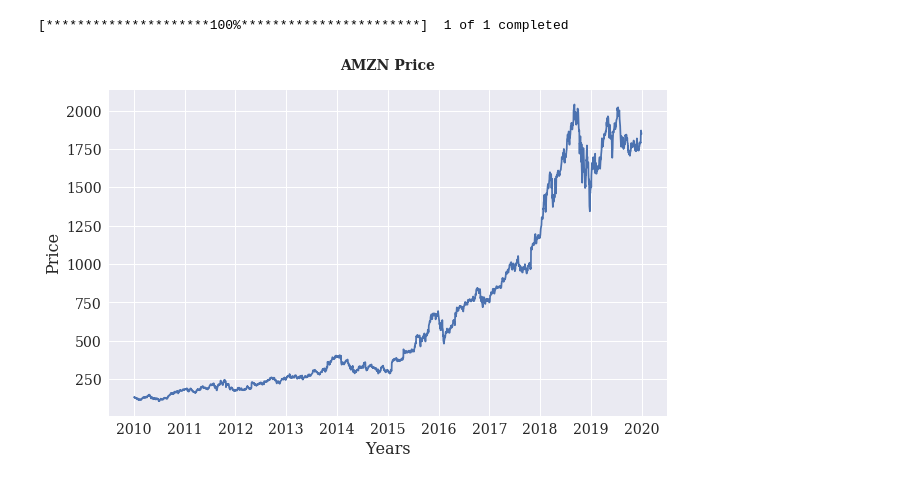
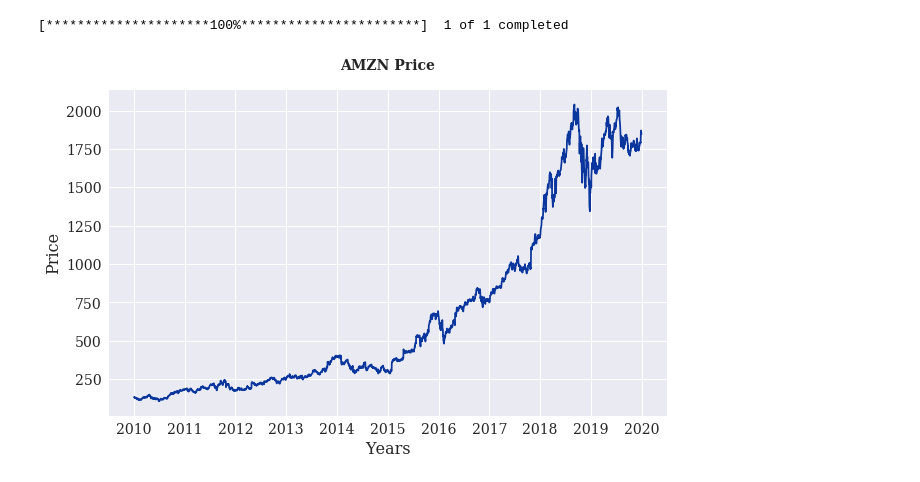
Before and after one commit to mateomarks/Algorithmic-Trading, a Jupyter notebook: 02 ML Based Strategies.ipynb, the cells around one changed output. Drawn from its saved outputs; the diff is of its cells as text; code cells hidden in the pictures.

```diff
--- a/02 ML Based Strategies.ipynb
+++ b/02 ML Based Strategies.ipynb
@@ -45,9 +45,9 @@ rawdata.columns = ['price']
 # %%
 plt.figure(figsize=(10, 6))
 plt.title('AMZN Price',fontweight="bold", pad=20)
 plt.xlabel('Years')
 plt.ylabel('Price')
-plt.plot(rawdata);
+plt.plot(rawdata, color='#0A369D');
 # plt.savefig('paths.png', facecolor='None')
 # %% [output]
-[figure, old version]
+[figure, new version]
```
Also changed, not shown: parts of 12 cells of this notebook.
